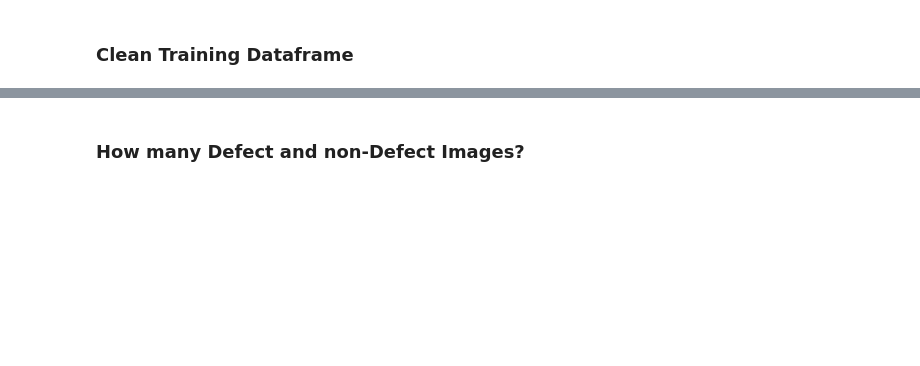
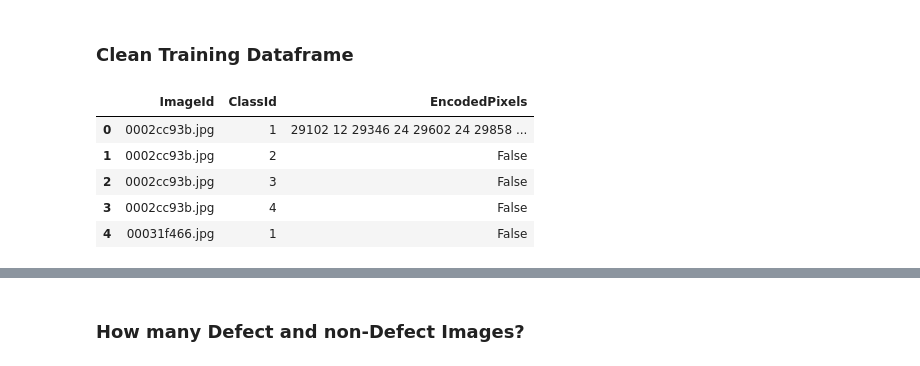
Before and after one commit to sisyphos-1000/severstal, a Jupyter notebook: data_explore.ipynb, the cells around one changed output, grey strips where cells are left out. Cells and saved outputs as stored; diff of their text form; code cells hidden in the pictures; blank space fills up the shorter version.

```diff
--- a/data_explore.ipynb
+++ b/data_explore.ipynb
@@ -55 +85,10 @@ all_classes = list(set(df['ClassId']))
+# %%
+df.head()
+# %% [output]
+|  | ImageId | ClassId | EncodedPixels |
+| 0 | 0002cc93b.jpg | 1 | 29102 12 29346 24 29602 24 29858 ... |
+| 1 | 0002cc93b.jpg | 2 | False |
+| 2 | 0002cc93b.jpg | 3 | False |
+| 3 | 0002cc93b.jpg | 4 | False |
+| 4 | 00031f466.jpg | 1 | False |
 # %%
```
Also changed, not shown: parts of 7 cells of this notebook, 8 other files.
